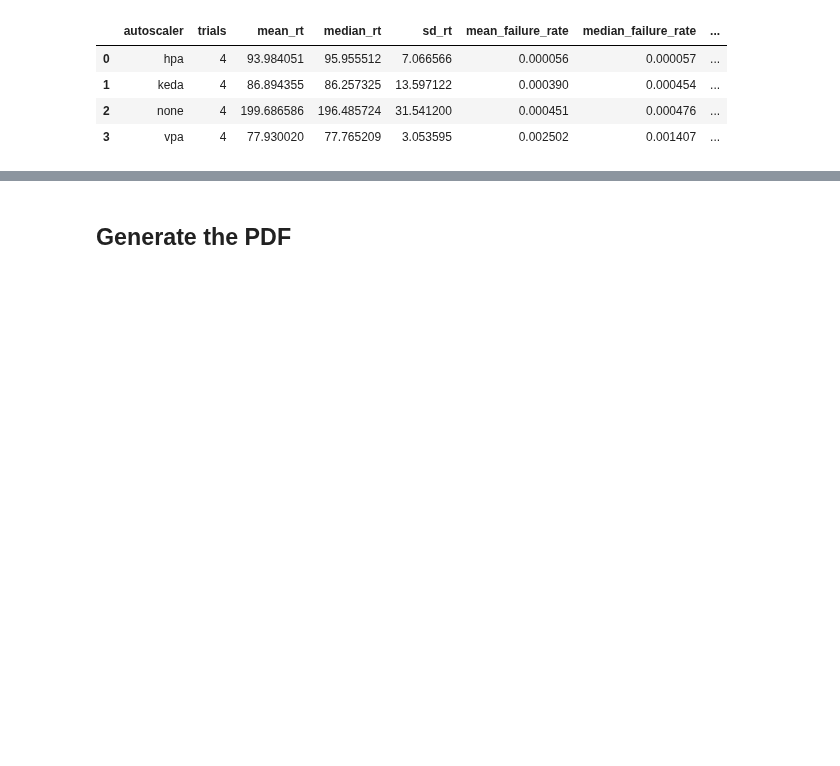
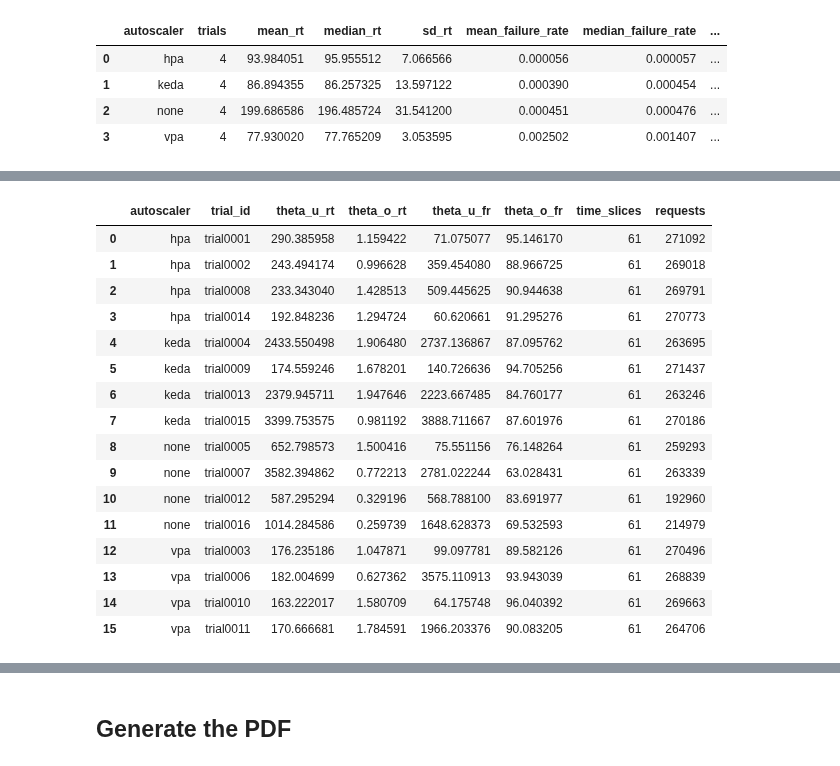
Before and after one commit to kasbench/kasbench-analysis, a Jupyter notebook: src/fdr.ipynb, the cells around one changed output, grey strips where cells are left out. Saved outputs shown, nothing was run; the diff lists cells and outputs as text; code cells hidden in the pictures; blank space fills up the shorter version.

Commit message:
wip - pre replacing calculate_theta_metrics

```diff
--- a/src/fdr.ipynb
+++ b/src/fdr.ipynb
@@ -54,6 +51,19 @@ SAMPLE_TRIAL = "trial0001" # Used to extract common infrastructure details
 DATA_DIR = f"../data/{RUN}"
 os.makedirs(DATA_DIR, exist_ok=True)
 report_date = datetime.datetime.now(datetime.UTC)
+
+RUN_DB = f"{DATA_DIR}/logs.db"
+print(f"Run database is {RUN_DB}")
+
+SLO_RT_MS = 100
+SLO_FR = 0.0001
+
+# Means from the baseline run (baseline_resource_calculations.ipynb)
+SLO_RT_MS = 26.063374
+SLO_FR = 0.000245
+
+
+TOLERANCE = 0.20
 
 TEMPLATE_DIR = "./templates"
 FIGURE_DIR = "../figures"
@@ -416,4 +428,4 @@ params["helm_versions_table_html"] = helm_df.to_html(
 common.download_and_load_locust_dbs(s3_bucket, RUN, RUN_DB, DATA_DIR)
 # %%
 # Get the log as a dataframe
-df =common.get_log_as_dataframe(RUN_DB)
+log_df =common.get_log_as_dataframe(RUN_DB)
@@ -469,0 +474,8 @@ params
+# %%
+# Get earliest and latest run time
+earliest_run_time, latest_run_time = common.get_run_start_and_end_times_from_db(RUN_DB)
+
+# Calculate the results
+weighted_theta_results, theta_results = common.calculate_weighted_synchronous_theta(log_df, earliest_run_time, latest_run_time,
+    slo_rt_ms=SLO_RT_MS, slo_fr=SLO_FR)
+weighted_theta_results
@@ -469,0 +488,20 @@ params
+# %%
+theta_results.trials
+# %% [output]
+|  | autoscaler | trial_id | theta_u_rt | theta_o_rt | theta_u_fr | theta_o_fr | time_slices | requests |
+| 0 | hpa | trial0001 | 290.385958 | 1.159422 | 71.075077 | 95.146170 | 61 | 271092 |
+| 1 | hpa | trial0002 | 243.494174 | 0.996628 | 359.454080 | 88.966725 | 61 | 269018 |
+| 2 | hpa | trial0008 | 233.343040 | 1.428513 | 509.445625 | 90.944638 | 61 | 269791 |
+| 3 | hpa | trial0014 | 192.848236 | 1.294724 | 60.620661 | 91.295276 | 61 | 270773 |
+| 4 | keda | trial0004 | 2433.550498 | 1.906480 | 2737.136867 | 87.095762 | 61 | 263695 |
+| 5 | keda | trial0009 | 174.559246 | 1.678201 | 140.726636 | 94.705256 | 61 | 271437 |
+| 6 | keda | trial0013 | 2379.945711 | 1.947646 | 2223.667485 | 84.760177 | 61 | 263246 |
+| 7 | keda | trial0015 | 3399.753575 | 0.981192 | 3888.711667 | 87.601976 | 61 | 270186 |
+| 8 | none | trial0005 | 652.798573 | 1.500416 | 75.551156 | 76.148264 | 61 | 259293 |
+| 9 | none | trial0007 | 3582.394862 | 0.772213 | 2781.022244 | 63.028431 | 61 | 263339 |
+| 10 | none | trial0012 | 587.295294 | 0.329196 | 568.788100 | 83.691977 | 61 | 192960 |
+| 11 | none | trial0016 | 1014.284586 | 0.259739 | 1648.628373 | 69.532593 | 61 | 214979 |
+| 12 | vpa | trial0003 | 176.235186 | 1.047871 | 99.097781 | 89.582126 | 61 | 270496 |
+| 13 | vpa | trial0006 | 182.004699 | 0.627362 | 3575.110913 | 93.943039 | 61 | 268839 |
+| 14 | vpa | trial0010 | 163.222017 | 1.580709 | 64.175748 | 96.040392 | 61 | 269663 |
+| 15 | vpa | trial0011 | 170.666681 | 1.784591 | 1966.203376 | 90.083205 | 61 | 264706 |
```
Also changed, not shown: parts of 16 cells of this notebook, 5 other files.
